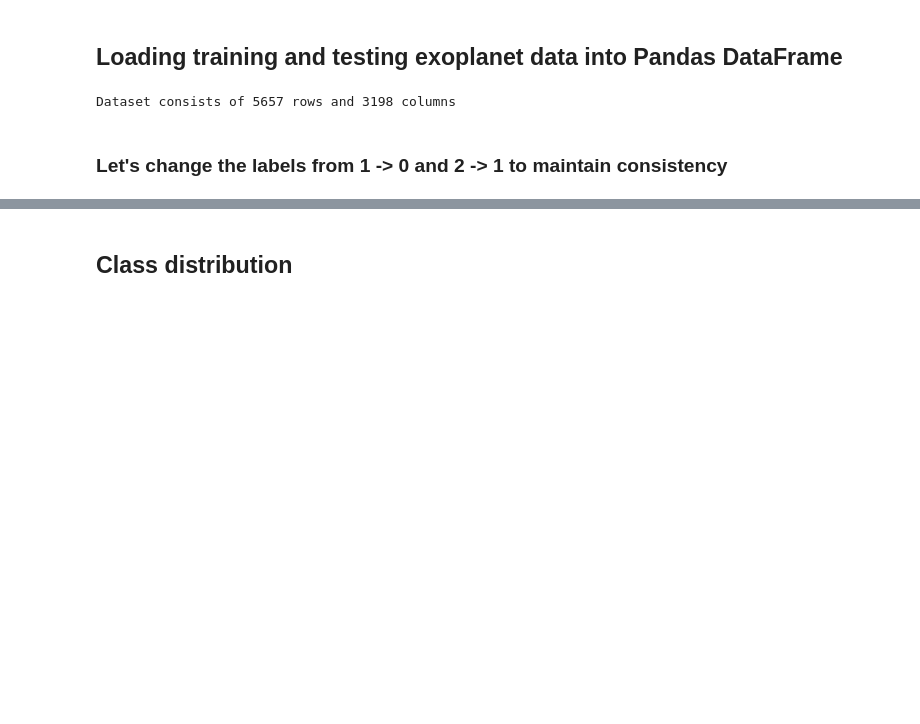
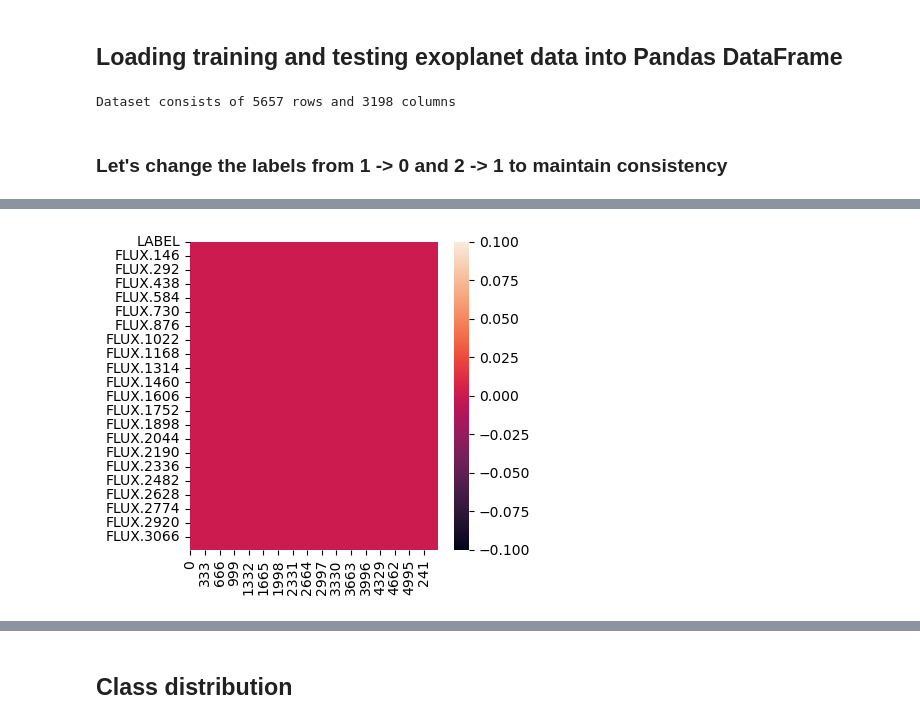
Before and after one commit to shekar-raja/exoplanet-detection-system-ml, a Jupyter notebook: Exoplanet Detection System.ipynb, the cells around one changed output, grey strips where cells are left out. Drawn from its saved outputs; the diff is of its cells as text; code cells hidden in the pictures; blank space fills up the shorter version.

```diff
--- a/Exoplanet Detection System.ipynb
+++ b/Exoplanet Detection System.ipynb
@@ -68,3 +61,12 @@ df.describe().T
 | FLUX.3196 | 5657.0 | -373.229072 | 15723.359669 | -700992.00 | -22.55 | 0.24 | 18.88 | 207590.0 |
 | FLUX.3197 | 5657.0 | -256.757039 | 14053.418138 | -643170.00 | -20.56 | 0.94 | 19.64 | 211488.5 |
 3198 rows × 8 columns
+# %%
+# Visulization #1 :- Heatmap for any null values
+plt.figure(figsize = (4,4))
+
+ax = plt.axes()
+sns.heatmap(df.isnull().T, ax=ax)
+plt.show()
+# %% [output]
+[figure, added]
```
Also changed, not shown: parts of 17 cells of this notebook.
